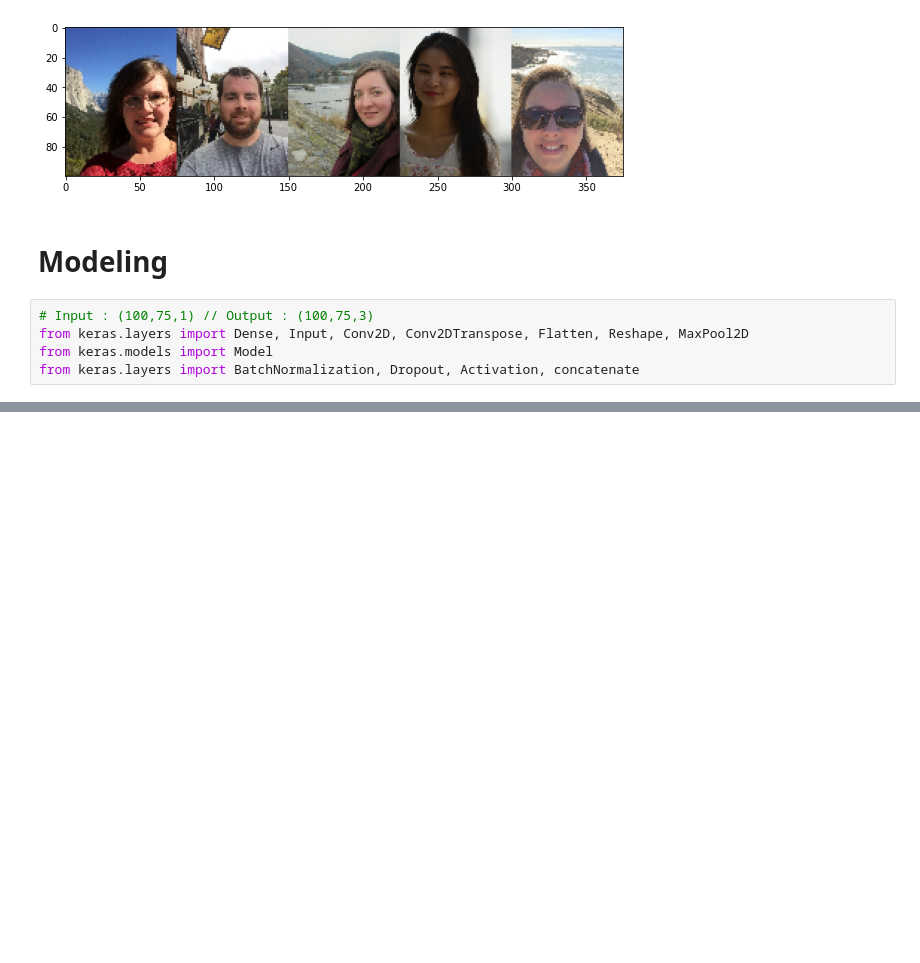
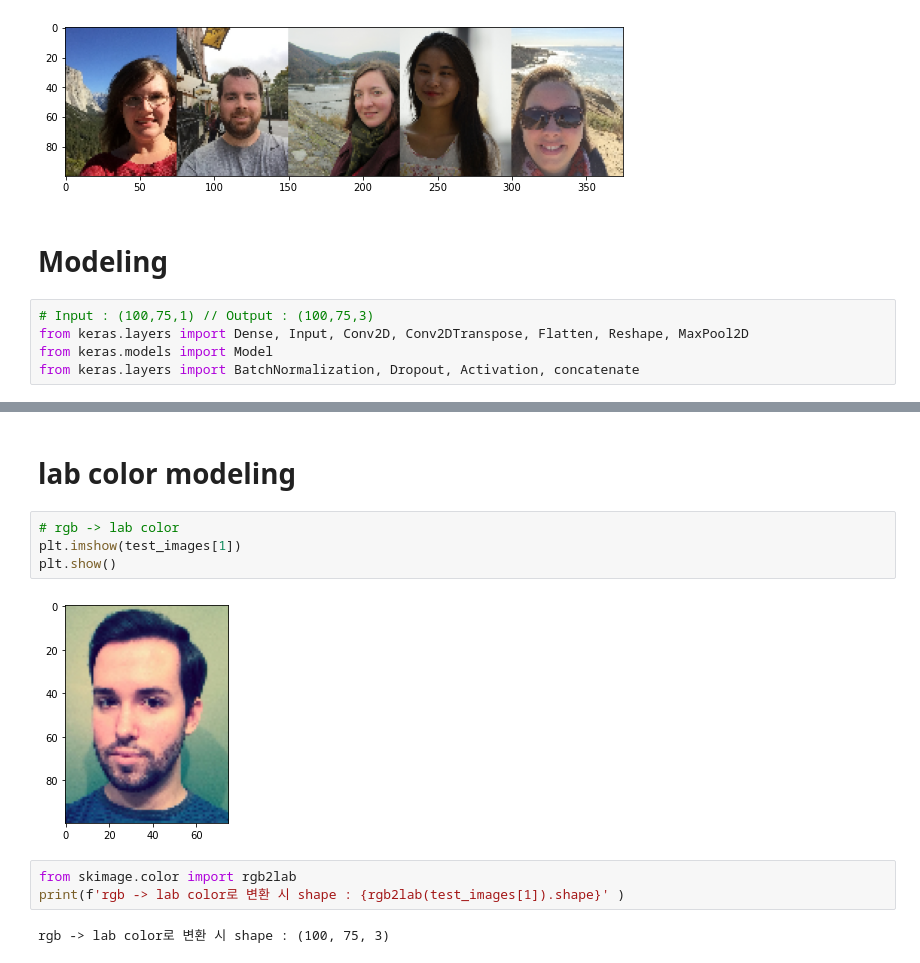
Before and after one commit to Vaycold/Python_DL, a Jupyter notebook: Image_Transformation/흑백사진을 컬러사진으로 바꾸기.ipynb, the cells around one changed output, grey strips where cells are left out. Cells and saved outputs as stored; diff of their text form; blank space fills up the shorter version.

```diff
--- a/Image_Transformation/흑백사진을 컬러사진으로 바꾸기.ipynb
+++ b/Image_Transformation/흑백사진을 컬러사진으로 바꾸기.ipynb
@@ -178,0 +267,13 @@ ValueError: ignored
+# %% [markdown]
+# lab color modeling
+# %%
+# rgb -> lab color
+plt.imshow(test_images[1])
+plt.show()
+# %% [output]
+[figure, added]
+# %%
+from skimage.color import rgb2lab
+print(f'rgb -> lab color로 변환 시 shape : {rgb2lab(test_images[1]).shape}' )
+# %% [output]
+rgb -> lab color로 변환 시 shape : (100, 75, 3)
```
Also changed, not shown: parts of 37 cells of this notebook.
